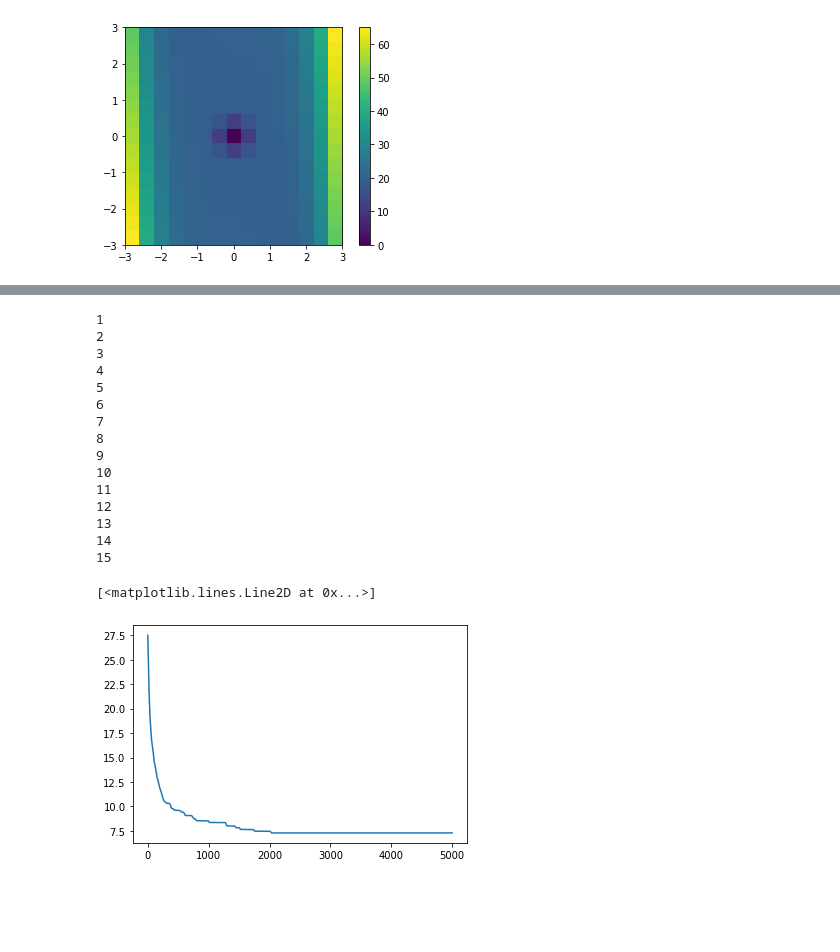
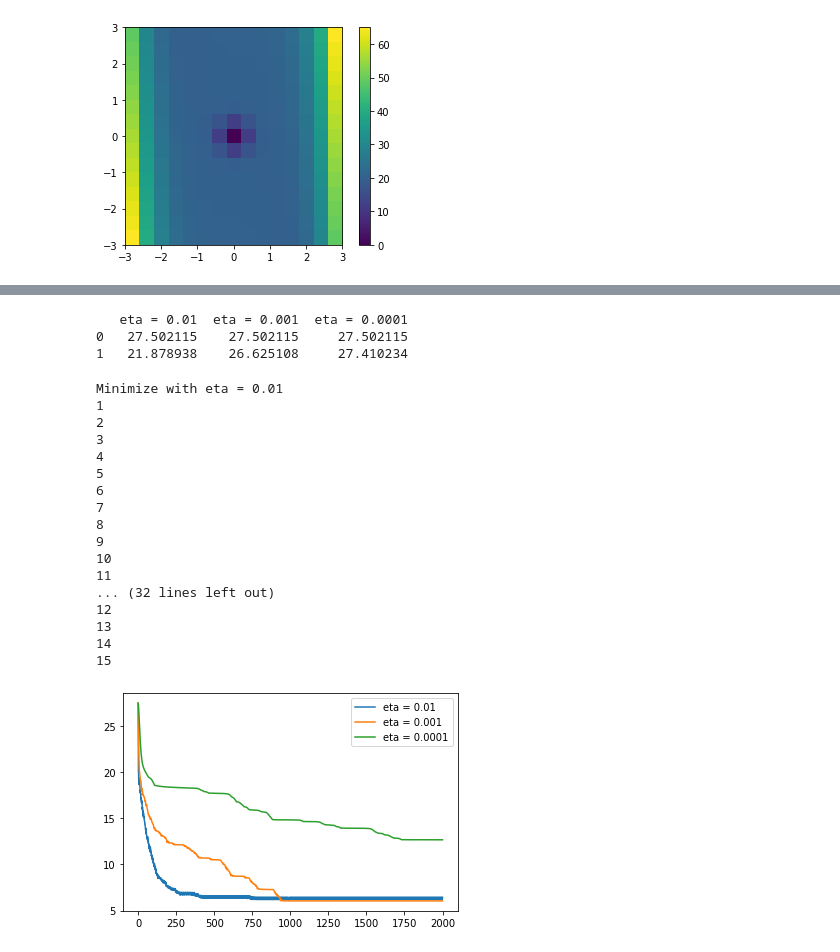
Before and after one commit to LorenzoBuriola/LoCP_moduleB, a Jupyter notebook: Ex_week01.ipynb, the cells around one changed output, grey strips where cells are left out. Saved outputs shown, nothing was run; the diff lists cells and outputs as text; code cells hidden in the pictures; blank space fills up the shorter version.

```diff
--- a/Ex_week01.ipynb
+++ b/Ex_week01.ipynb
@@ -104,6 +107,7 @@ def adams(grad, init, n_epochs=5000, eta=10**-4, gamma=0.9, beta=0.99,epsilon=10
     return param_traj
 # %%
 def minResults(x,y,eta,epochs,minfunc):
+    print('Minimize with eta = ' + str(eta))
     Results = pd.DataFrame()
     count = 0
     for i in x:
@@ -111,5 +115,6 @@ def minResults(x,y,eta,epochs,minfunc):
         print(count)
         for j in y:
             Xf = minfunc(grad, np.array([i,j]), eta = eta, n_epochs = epochs)
-            Results[str(i) + " " + str(j)] = func(Xf.T)
+            Results[str(i) + " " + str(j)] = func(Xf[:,:2].T)
+            Results['time' +  str(i) + str(j)] = pd.Series(Xf[:,2])
     return Results
@@ -116 +135,3 @@ def minResults(x,y,eta,epochs,minfunc):
+# %%
+eta = [0.01, 0.001, 0.0001]
 # %%
@@ -223,30 +150,32 @@ plt.plot(np.arange(5001), Results_rms['mean'])
-# %%
-Results_adams = pd.DataFrame()
-count = 0
-for i in x:
-    count += 1
-    print(count)
-    for j in y:
-        Xf = adams(grad, np.array([i,j]), eta = 10**(-2))
-        Results_adams[str(i) + " " + str(j)] = func(Xf.T)
-
-Results_adams['mean'] = Results_adams.mean(axis=1)
-plt.plot(np.arange(5001), Results_adams['mean'])
-# %% [output]
-1
-2
-3
-4
-5
-6
-7
-8
-9
-10
-11
-12
-13
-14
-15
-[<matplotlib.lines.Line2D at 0x...>]
-[figure, removed]
+# %%
+print(Resultsgd)
+# %% [output]
+   eta = 0.01  eta = 0.001  eta = 0.0001
+0   27.502115    27.502115     27.502115
+1   21.878938    26.625108     27.410234
+# %%
+Resultsgd_mom = pd.DataFrame()
+for e in eta:
+    Resultsgd_mom['eta = ' + str(e)] = minResults(x, y, e, 2000, gd_with_mom).mean(axis=1)
+
+Resultsgd_mom.plot()
+plt.show()
+# %% [output]
+Minimize with eta = 0.01
+1
+2
+3
+4
+5
+6
+7
+8
+9
+10
+11
+... (32 lines left out)
+12
+13
+14
+15
+[figure, added]
```
Also changed, not shown: parts of 10 cells of this notebook.
